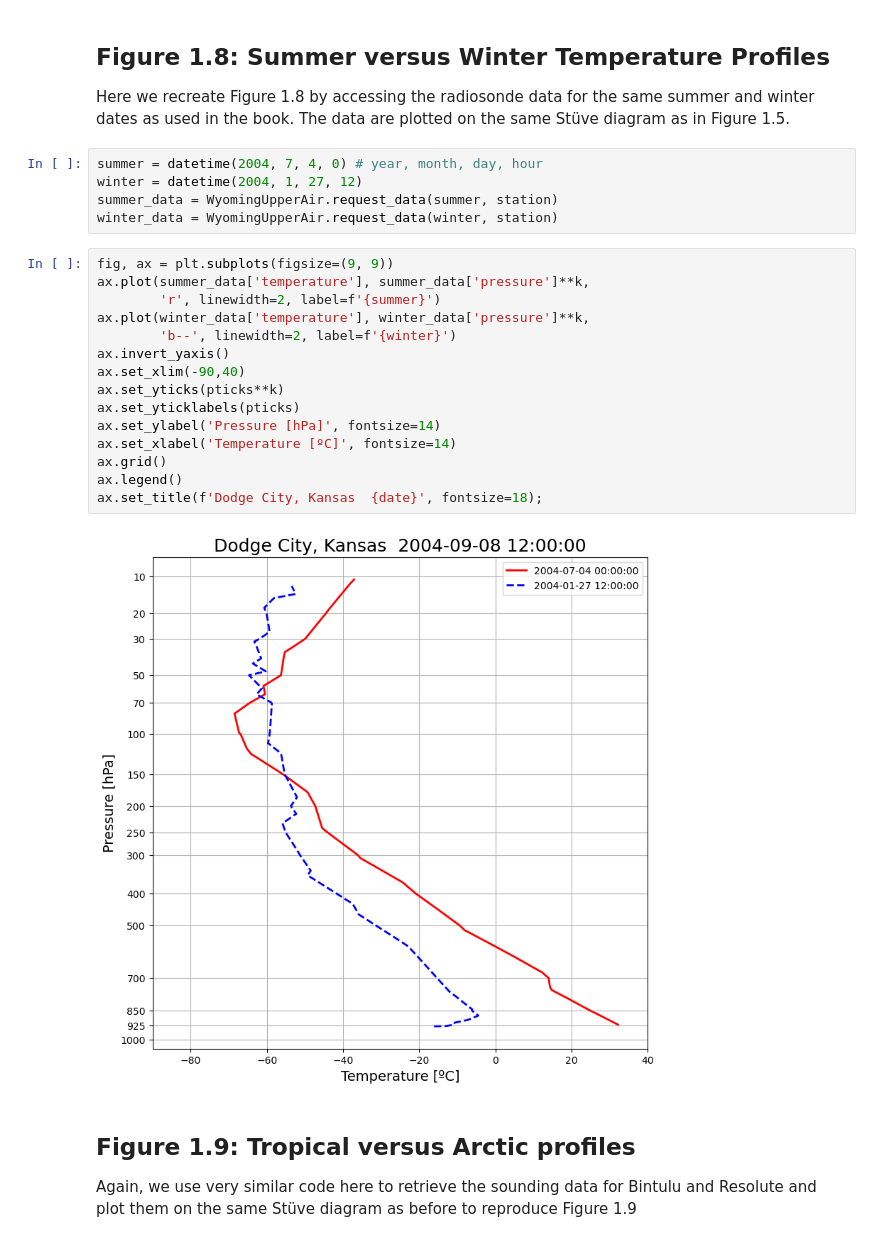
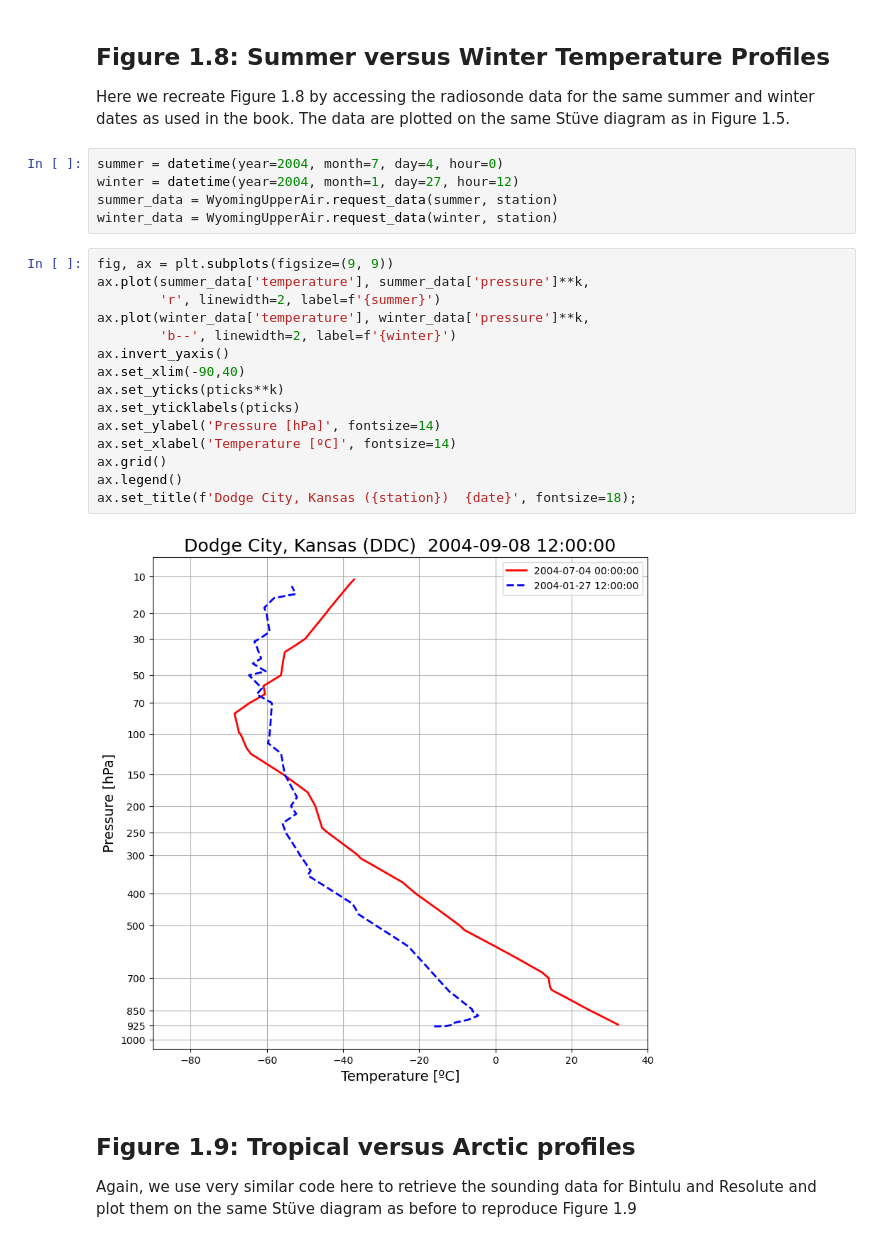
Before and after one commit to brian-rose/atm320-thermodynamics, a Jupyter notebook: notebooks/composition-structure.ipynb, the cells around one changed output. Drawn from its saved outputs; the diff is of its cells as text.

```diff
--- a/notebooks/composition-structure.ipynb
+++ b/notebooks/composition-structure.ipynb
@@ -117,27 +117,27 @@ Text(0, 0.5, 'Pressure [hPa]')
 
 Here we recreate Figure 1.8 by accessing the radiosonde data for the same summer and winter dates as used in the book. The data are plotted on the same Stüve diagram as in Figure 1.5.
 # %%
-summer = datetime(2004, 7, 4, 0) # year, month, day, hour
-winter = datetime(2004, 1, 27, 12)
+summer = datetime(year=2004, month=7, day=4, hour=0)
+winter = datetime(year=2004, month=1, day=27, hour=12)
 summer_data = WyomingUpperAir.request_data(summer, station)
 winter_data = WyomingUpperAir.request_data(winter, station)
 # %%
 fig, ax = plt.subplots(figsize=(9, 9))
 ax.plot(summer_data['temperature'], summer_data['pressure']**k,
         'r', linewidth=2, label=f'{summer}')
 ax.plot(winter_data['temperature'], winter_data['pressure']**k,
         'b--', linewidth=2, label=f'{winter}')
 ax.invert_yaxis()
 ax.set_xlim(-90,40)
 ax.set_yticks(pticks**k)
 ax.set_yticklabels(pticks)
 ax.set_ylabel('Pressure [hPa]', fontsize=14)
 ax.set_xlabel('Temperature [ºC]', fontsize=14)
 ax.grid()
 ax.legend()
-ax.set_title(f'Dodge City, Kansas  {date}', fontsize=18);
+ax.set_title(f'Dodge City, Kansas ({station})  {date}', fontsize=18);
 # %% [output]
-[figure, old version]
+[figure, new version]
 # %% [markdown]
 ## Figure 1.9: Tropical versus Arctic profiles
 
```
Also changed, not shown: parts of 5 cells of this notebook, 2 other files.
